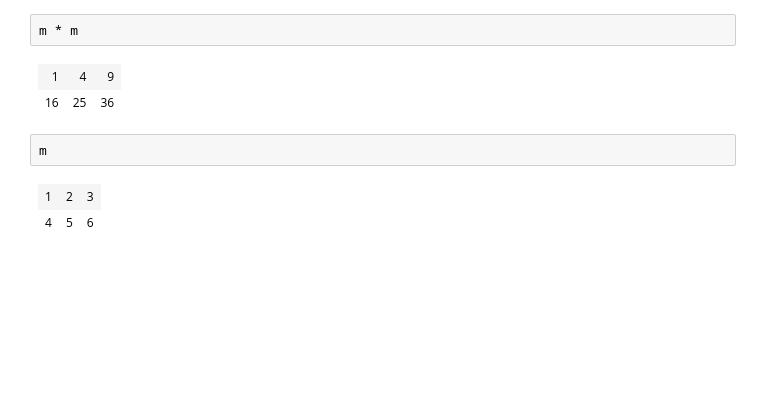
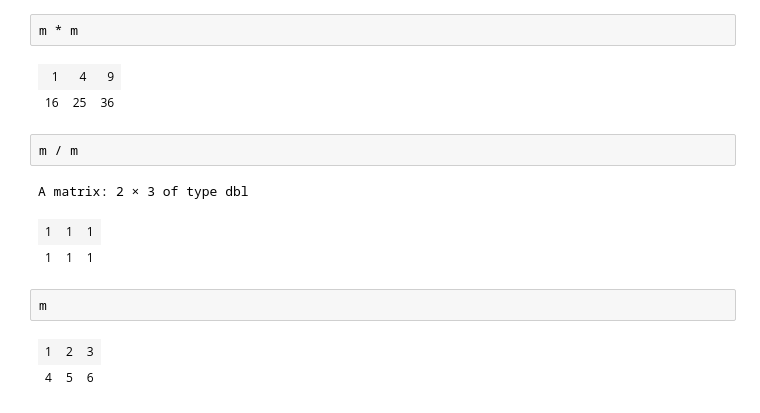
Before and after one commit to Ronggui/SOCI620004, a Jupyter notebook: R语言入门.ipynb, the cells around one changed output. Drawn from its saved outputs; the diff is of its cells as text; blank space fills up the shorter version.

```diff
--- a/R语言入门.ipynb
+++ b/R语言入门.ipynb
@@ -399,6 +438,12 @@ m * m
 # %% [output]
 | 1 | 4 | 9 |
 | 16 | 25 | 36 |
+# %%
+m / m
+# %% [output]
+A matrix: 2 × 3 of type dbl
+| 1 | 1 | 1 |
+| 1 | 1 | 1 |
 # %%
 m
 # %% [output]
```
Also changed, not shown: parts of 14 cells of this notebook, 1 other file.
